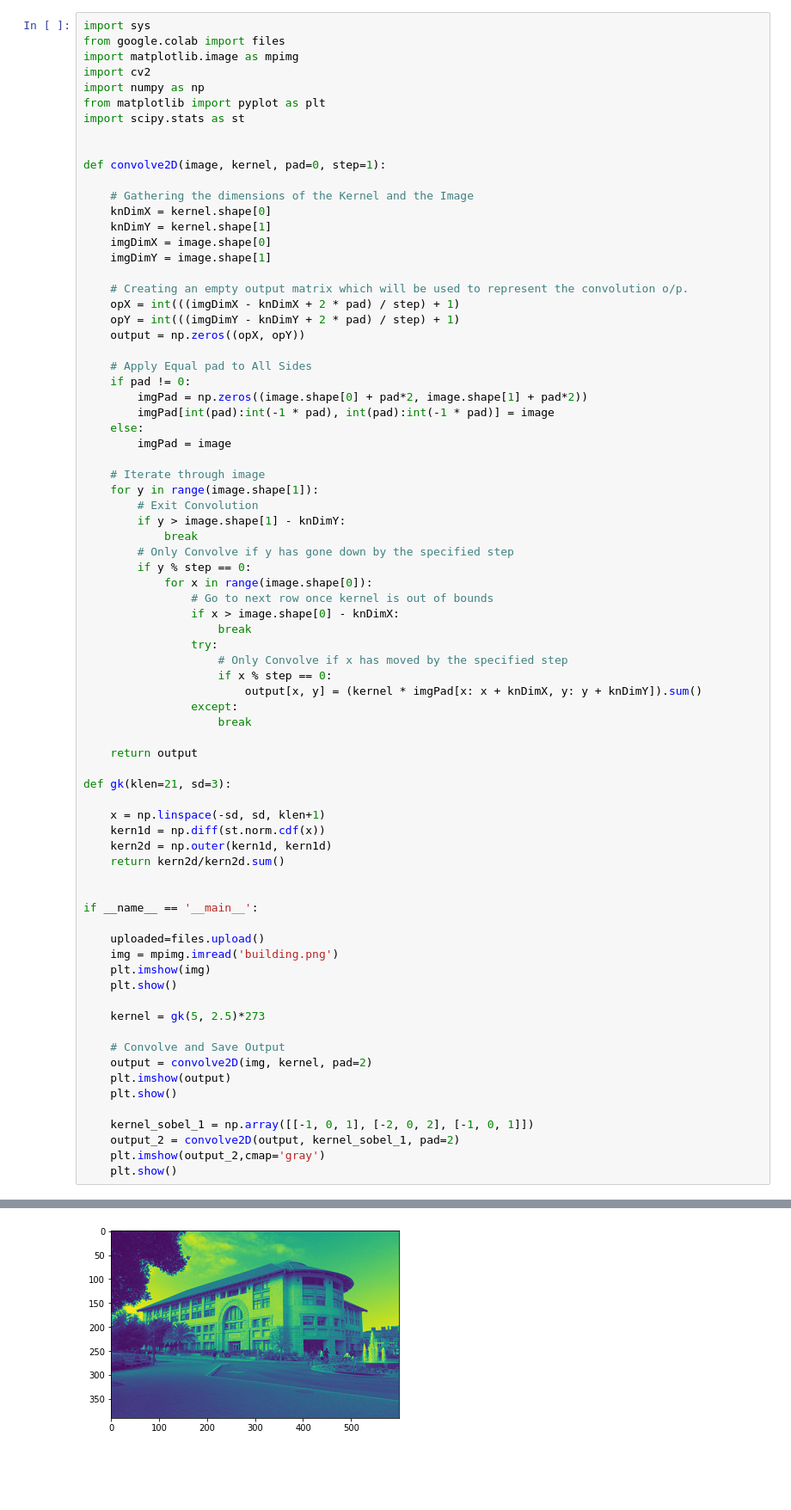
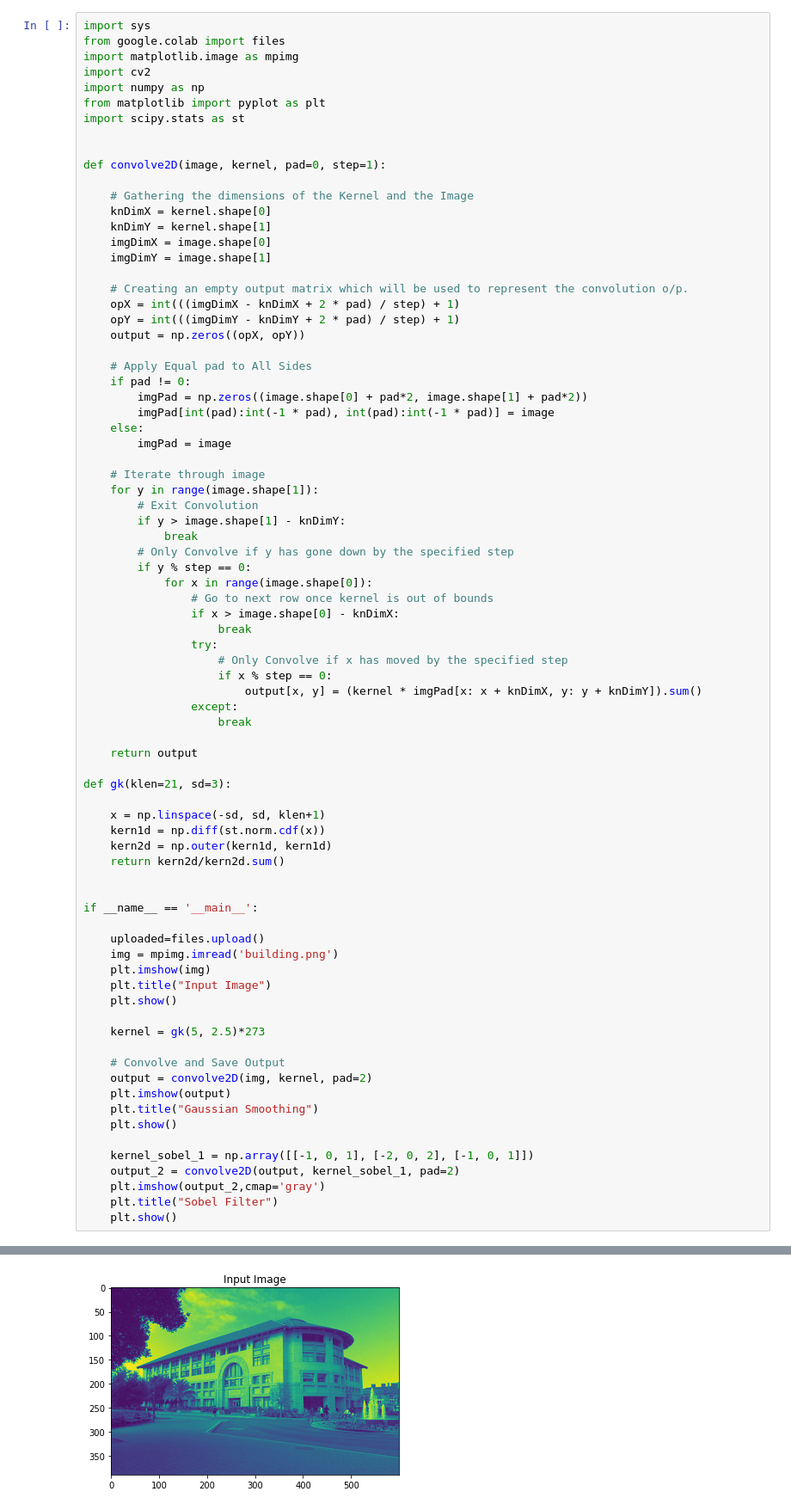
Before and after one commit to rippedtuco/image_processing, a Jupyter notebook: Gaussian_smoothing_+_Sobel_Operator.ipynb, the cells around one changed output, grey strips where cells are left out. Shown at 86% size. Cells and saved outputs as stored; diff of their text form; blank space fills up the shorter version.

```diff
--- a/Gaussian_smoothing_+_Sobel_Operator.ipynb
+++ b/Gaussian_smoothing_+_Sobel_Operator.ipynb
@@ -63,6 +63,7 @@ if __name__ == '__main__':
     uploaded=files.upload()
     img = mpimg.imread('building.png')
     plt.imshow(img)
+    plt.title("Input Image")
     plt.show()
 
     kernel = gk(5, 2.5)*273
@@ -70,11 +71,13 @@ if __name__ == '__main__':
     # Convolve and Save Output
     output = convolve2D(img, kernel, pad=2)
     plt.imshow(output)
+    plt.title("Gaussian Smoothing")
     plt.show()
 
     kernel_sobel_1 = np.array([[-1, 0, 1], [-2, 0, 2], [-1, 0, 1]])
     output_2 = convolve2D(output, kernel_sobel_1, pad=2)
     plt.imshow(output_2,cmap='gray')
+    plt.title("Sobel Filter")
     plt.show()
 # %% [output]
 [interactive output not drawn]
@@ -82 +85 @@ Saving building.png to building.png
-[figure, old version]
+[figure, new version]
```
Also changed, not shown: parts of 1 cell of this notebook.
